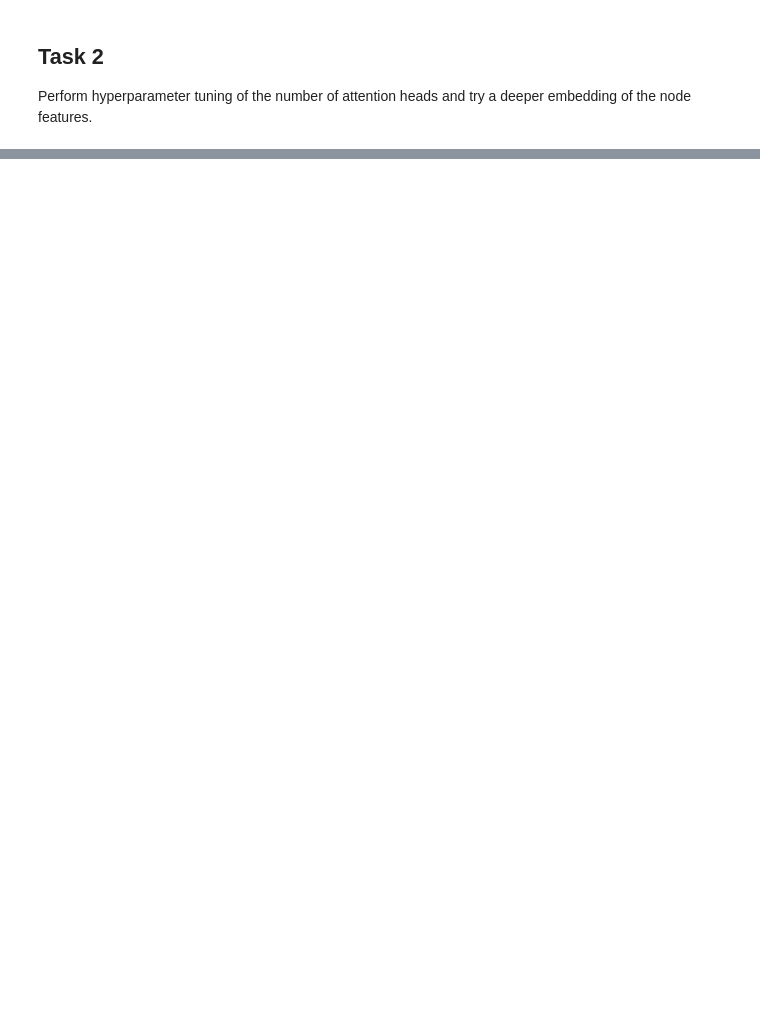
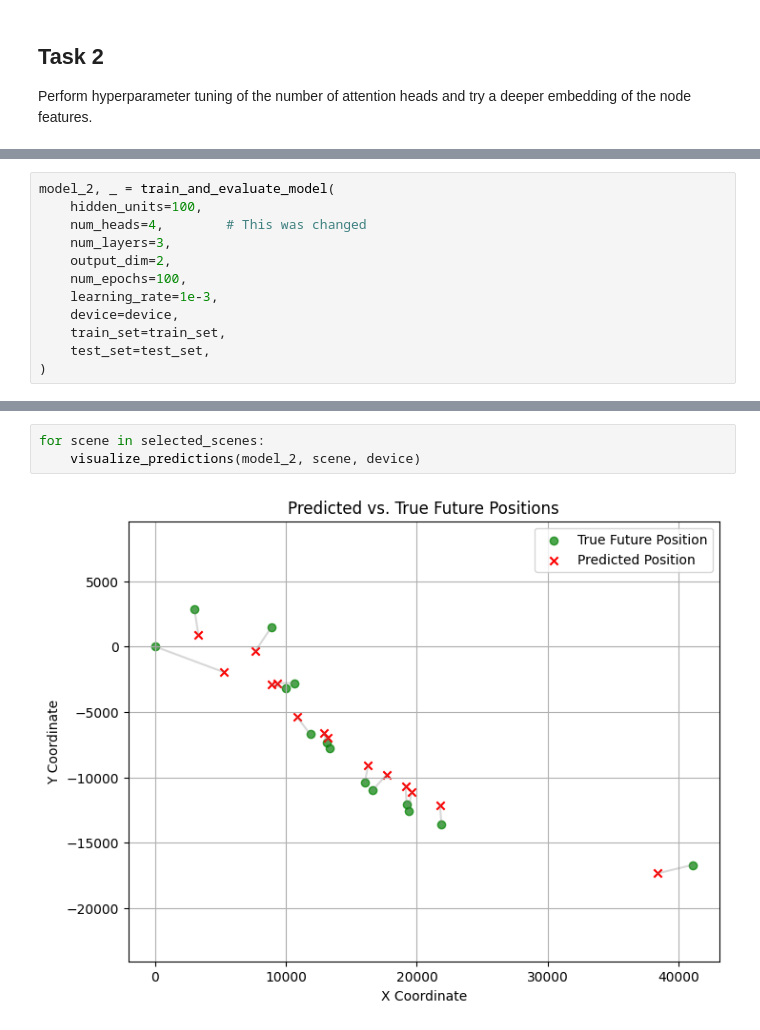
Before and after one commit to yuantj/DL-Assignment-2, a Jupyter notebook: Assignment2-Tingjun-Yuan.ipynb, the cells around one changed output, grey strips where cells are left out. Saved outputs shown, nothing was run; the diff lists cells and outputs as text; blank space fills up the shorter version.

```diff
--- a/Assignment2-Tingjun-Yuan.ipynb
+++ b/Assignment2-Tingjun-Yuan.ipynb
@@ -456,0 +501,12 @@ Perform hyperparameter tuning of the number of attention heads and try a deeper
+# %%
+model_2, _ = train_and_evaluate_model(
+    hidden_units=100,
+    num_heads=4,        # This was changed
+    num_layers=3,
+    output_dim=2,
+    num_epochs=100,
+    learning_rate=1e-3,
+    device=device,
+    train_set=train_set,
+    test_set=test_set,
+)
@@ -456,0 +531,5 @@ Perform hyperparameter tuning of the number of attention heads and try a deeper
+# %%
+for scene in selected_scenes:
+    visualize_predictions(model_2, scene, device)
+# %% [output]
+[figure, added]
```
Also changed, not shown: parts of 22 cells of this notebook.
